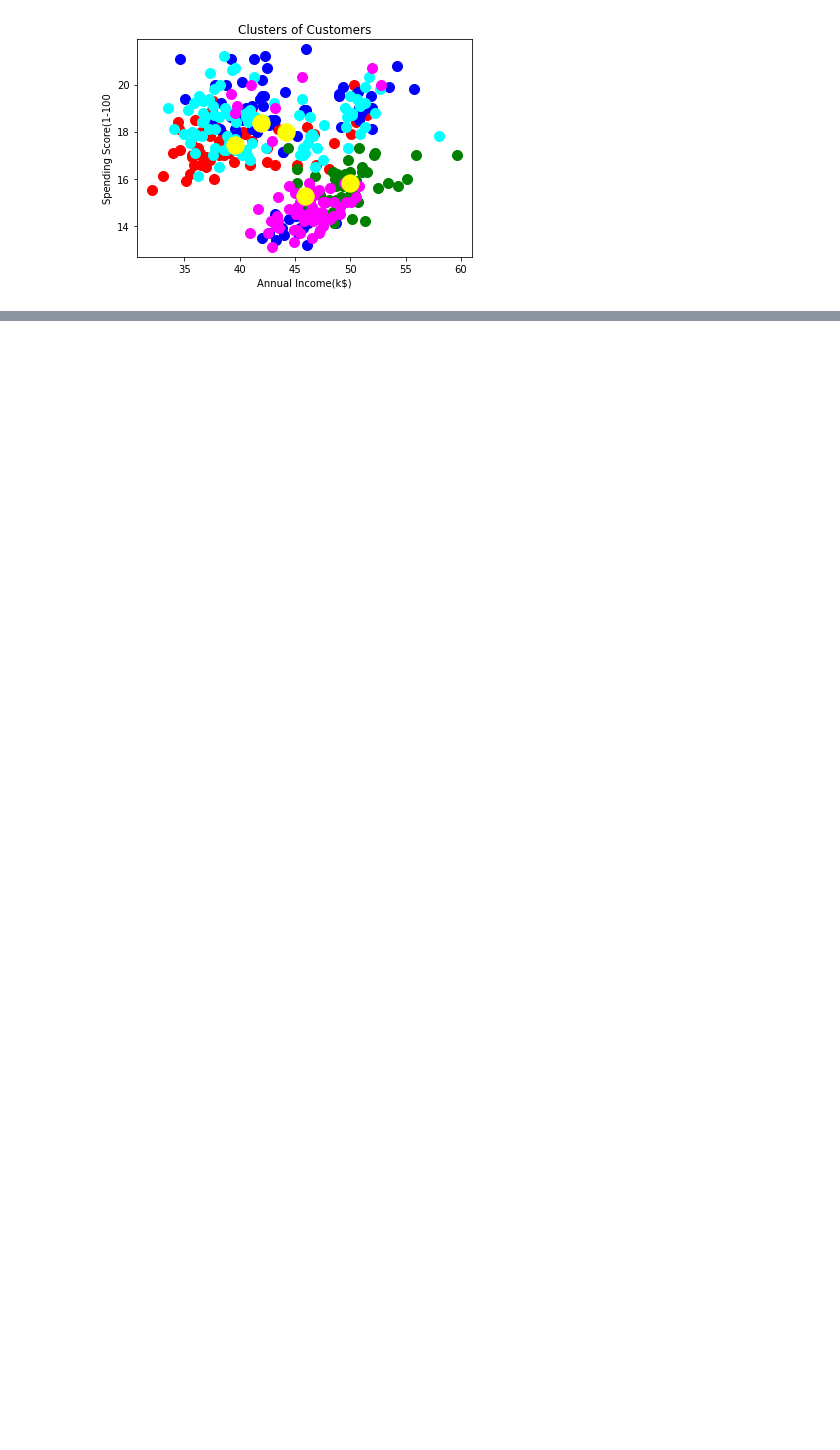
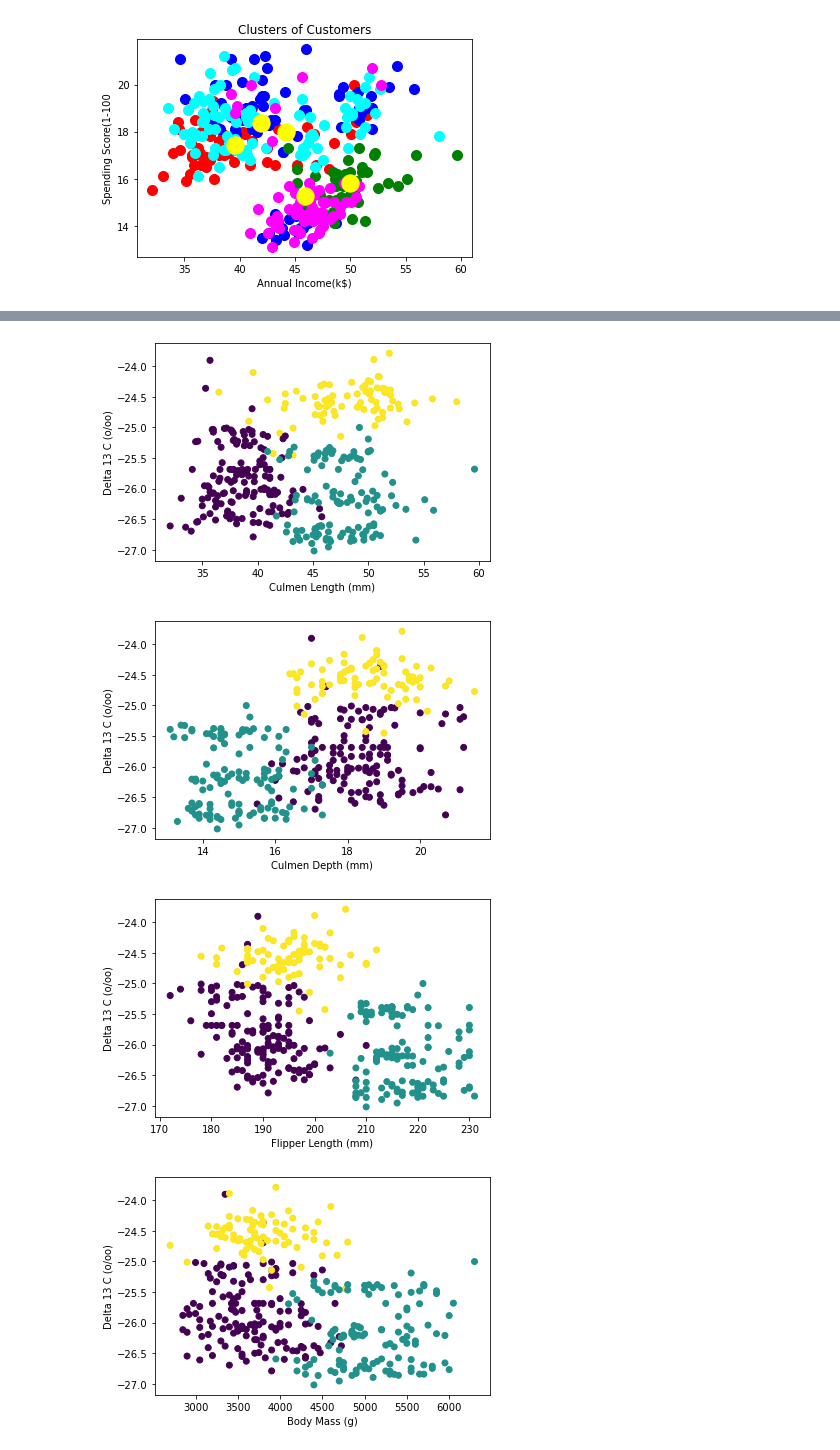
Before and after one commit to HanLuong13/m09_group_05, a Jupyter notebook: han_k-means_clustering.ipynb, the cells around one changed output, grey strips where cells are left out. Cells and saved outputs as stored; diff of their text form; code cells hidden in the pictures; blank space fills up the shorter version.

```diff
--- a/han_k-means_clustering.ipynb
+++ b/han_k-means_clustering.ipynb
@@ -242,0 +298,36 @@ plt.show()
+# %%
+animals = pd.read_csv('2021-11-ml-09-k-means-animals-dataset.csv')
+filtered_animals = animals._get_numeric_data()
+filtered_animals.dropna(axis=0, thresh=4, inplace=True)
+filtered_animals[['Culmen Length (mm)', 'Culmen Depth (mm)', 'Flipper Length (mm)','Body Mass (g)',\
+    'Delta 15 N (o/oo)','Delta 13 C (o/oo)']] = filtered_animals[['Culmen Length (mm)', 'Culmen Depth (mm)',\
+        'Flipper Length (mm)','Body Mass (g)','Delta 15 N (o/oo)','Delta 13 C (o/oo)']].fillna(filtered_animals[['Culmen Length (mm)', \
+        'Culmen Depth (mm)','Flipper Length (mm)','Body Mass (g)',\
+    'Delta 15 N (o/oo)','Delta 13 C (o/oo)']].mean())
+
+filtered_animals.reset_index(drop=True, inplace=True)
+
+ss = StandardScaler()
+X = ss.fit_transform(filtered_animals)
+
+X = pd.DataFrame(X)
+X.columns = ['Culmen Length (mm)', 'Culmen Depth (mm)', 'Flipper Length (mm)','Body Mass (g)',\
+    'Delta 15 N (o/oo)','Delta 13 C (o/oo)']
+
+
+kmeans = KMeans(n_clusters=3, init ='k-means++', max_iter=300, n_init=10,random_state=0 )
+
+# We are going to use the fit predict method that returns for each #observation which cluster it belongs to. The cluster to which #client belongs and it will return this cluster numbers into a #single vector that is  called y K-means
+
+y_kmeans = kmeans.fit_predict(X)
+
+
+for i in filtered_animals.columns[:4]:
+    y="Delta 13 C (o/oo)"
+    filtered_animals.plot(kind="scatter",x=i, y=y,c=y_kmeans);
+    plt.scatter(filtered_animals[i], filtered_animals[y], c=y_kmeans);
+# %% [output]
+[figure, added]
+[figure, added]
+[figure, added]
+[figure, added]
```
Also changed, not shown: parts of 2 cells of this notebook, 4 other files.
